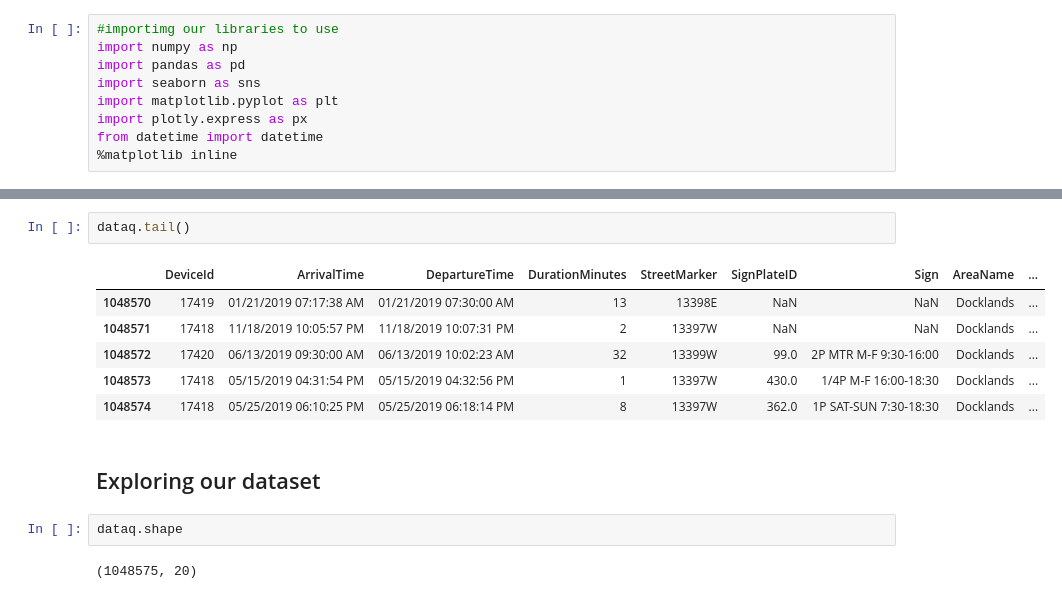
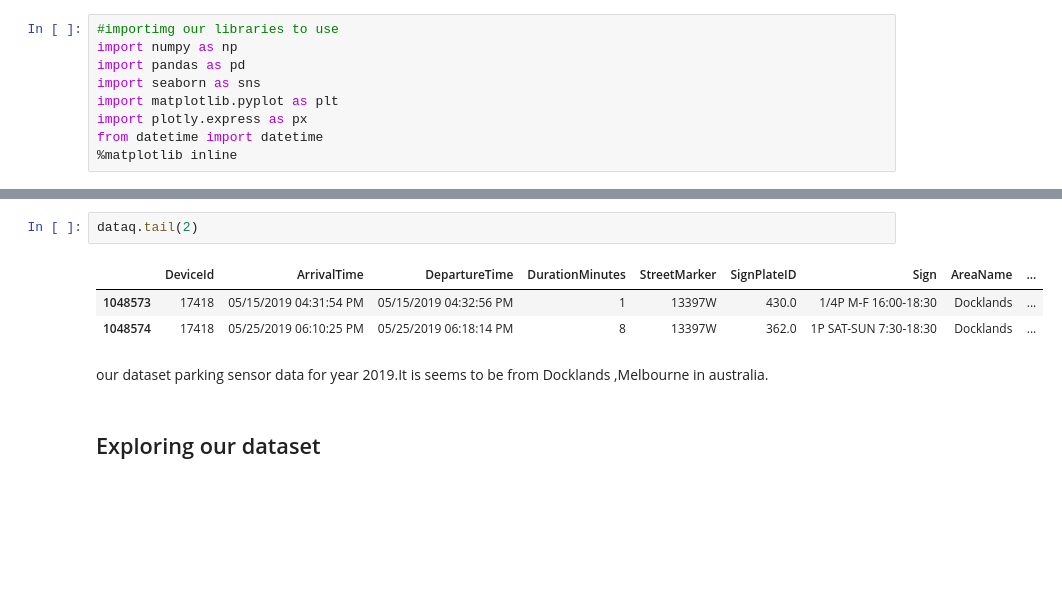
Before and after one commit to Eswa2020/urban-parking-prediction-models, a Jupyter notebook: notebooks/Melbourne/02_parking_system_baseline.ipynb, the cells around one changed output, grey strips where cells are left out. Cells and saved outputs as stored; diff of their text form; blank space fills up the shorter version.

```diff
--- a/notebooks/Melbourne/02_parking_system_baseline.ipynb
+++ b/notebooks/Melbourne/02_parking_system_baseline.ipynb
@@ -30,15 +26,10 @@ dataq.head()
 # %%
-dataq.tail()
+dataq.tail(2)
 # %% [output]
 |  | DeviceId | ArrivalTime | DepartureTime | DurationMinutes | StreetMarker | SignPlateID | Sign | AreaName | ... |
-| 1048570 | 17419 | 01/21/2019 07:17:38 AM | 01/21/2019 07:30:00 AM | 13 | 13398E | NaN | NaN | Docklands | ... |
-| 1048571 | 17418 | 11/18/2019 10:05:57 PM | 11/18/2019 10:07:31 PM | 2 | 13397W | NaN | NaN | Docklands | ... |
-| 1048572 | 17420 | 06/13/2019 09:30:00 AM | 06/13/2019 10:02:23 AM | 32 | 13399W | 99.0 | 2P MTR M-F 9:30-16:00 | Docklands | ... |
 | 1048573 | 17418 | 05/15/2019 04:31:54 PM | 05/15/2019 04:32:56 PM | 1 | 13397W | 430.0 | 1/4P M-F 16:00-18:30 | Docklands | ... |
 | 1048574 | 17418 | 05/25/2019 06:10:25 PM | 05/25/2019 06:18:14 PM | 8 | 13397W | 362.0 | 1P SAT-SUN 7:30-18:30 | Docklands | ... |
+# %% [markdown]
+our dataset parking sensor data for year 2019.It is seems to be from Docklands ,Melbourne in australia.
 # %% [markdown]
 ## Exploring our dataset
-# %%
-dataq.shape
-# %% [output]
-(1048575, 20)
```
Also changed, not shown: parts of 345 cells of this notebook.
